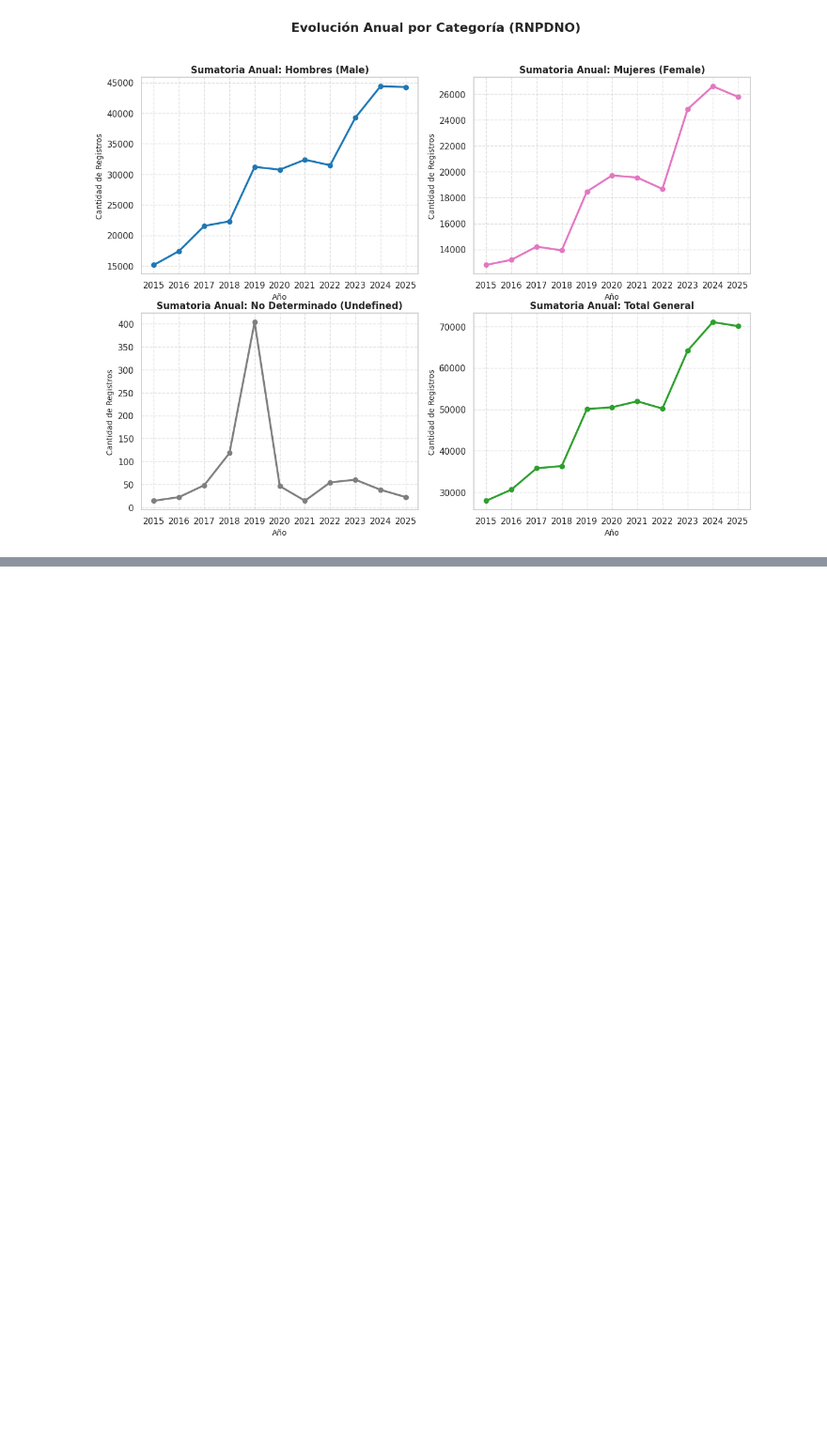
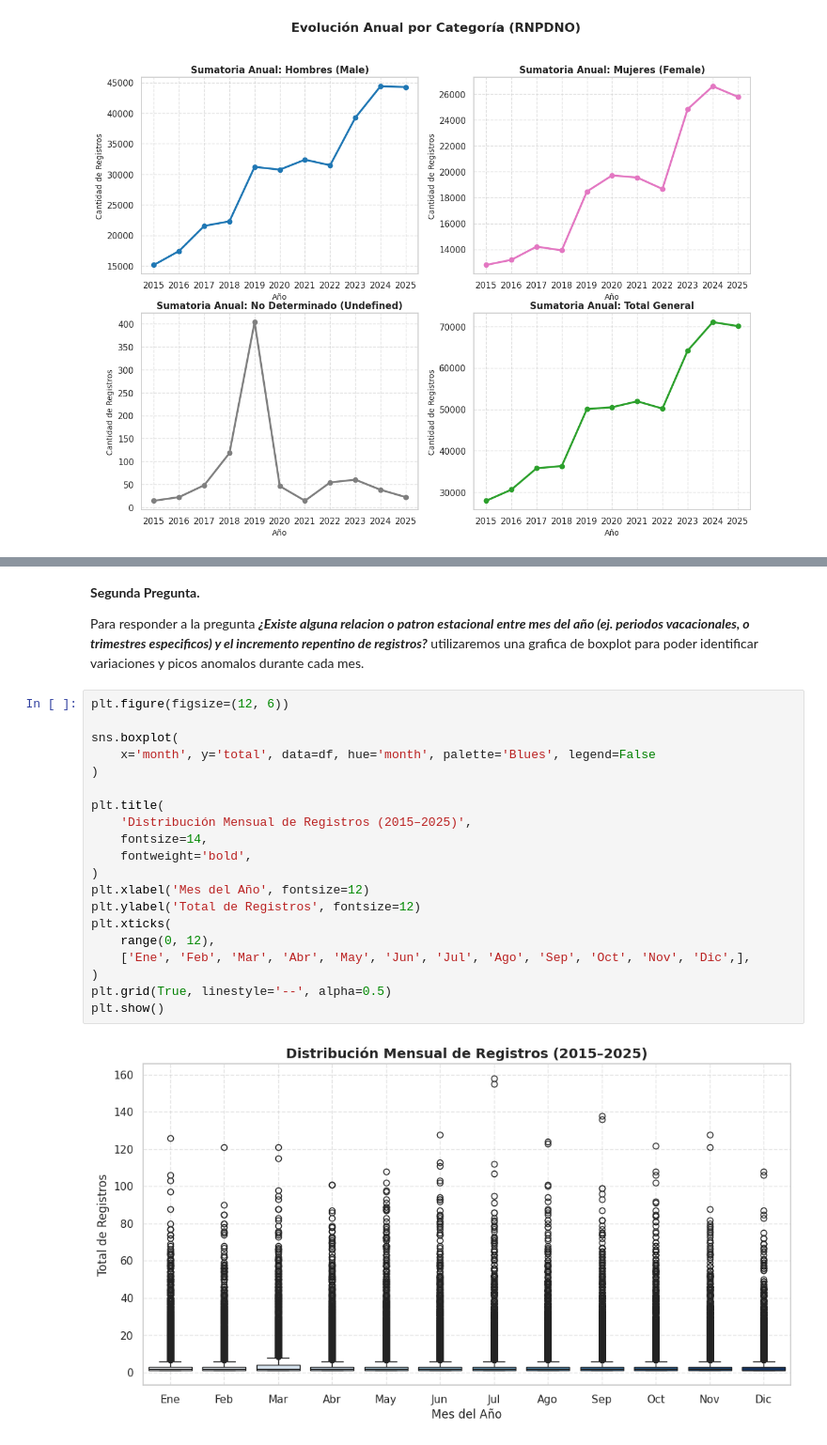
Before and after one commit to JuCaRiCo/202602-AnaliticaDescriptivaPredictiva, a Jupyter notebook: ProyectoFinal.ipynb, the cells around one changed output, grey strips where cells are left out. Shown at 94% size. Drawn from its saved outputs; the diff is of its cells as text; blank space fills up the shorter version.

```diff
--- a/ProyectoFinal.ipynb
+++ b/ProyectoFinal.ipynb
@@ -160,0 +165,26 @@ En conclusión, la evidencia gráfica indica un posible cambio de tendencia post
+# %% [markdown]
+**Segunda Pregunta.**
+
+Para responder a la pregunta ***¿Existe alguna relacion o patron estacional entre mes del año (ej. periodos vacacionales, o trimestres especificos) y el incremento repentino de registros?*** utilizaremos una grafica de boxplot para poder identificar variaciones y picos anomalos durante cada mes.
+# %%
+plt.figure(figsize=(12, 6))
+
+sns.boxplot(
+    x='month', y='total', data=df, hue='month', palette='Blues', legend=False
+)
+
+plt.title(
+    'Distribución Mensual de Registros (2015–2025)',
+    fontsize=14,
+    fontweight='bold',
+)
+plt.xlabel('Mes del Año', fontsize=12)
+plt.ylabel('Total de Registros', fontsize=12)
+plt.xticks(
+    range(0, 12),
+    ['Ene', 'Feb', 'Mar', 'Abr', 'May', 'Jun', 'Jul', 'Ago', 'Sep', 'Oct', 'Nov', 'Dic',],
+)
+plt.grid(True, linestyle='--', alpha=0.5)
+plt.show()
+# %% [output]
+[figure, added]
```
Also changed, not shown: parts of 9 cells of this notebook.
